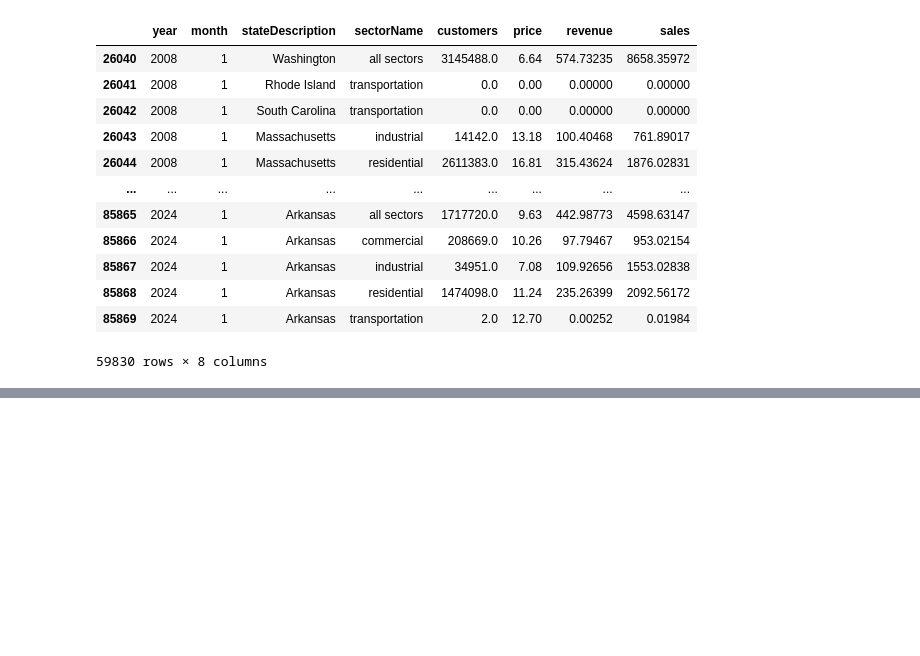
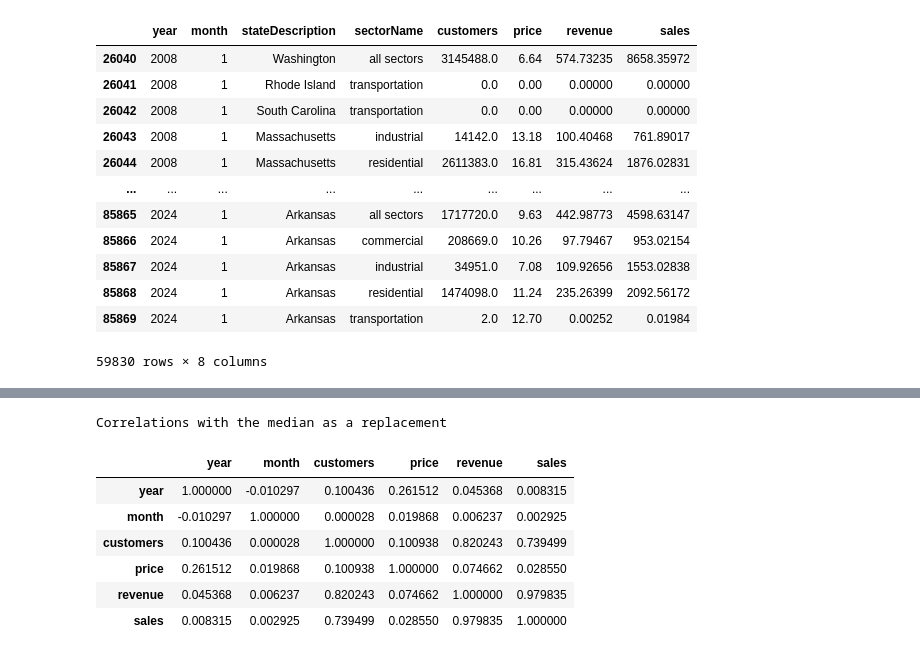
Before and after one commit to pginjupalli/Verizon-BTTAI-ElectricityPriceForecasting, a Jupyter notebook: Verizon_2_Code.ipynb, the cells around one changed output, grey strips where cells are left out. Cells and saved outputs as stored; diff of their text form; code cells hidden in the pictures; blank space fills up the shorter version.

```diff
--- a/Verizon_2_Code.ipynb
+++ b/Verizon_2_Code.ipynb
@@ -79,0 +88,15 @@ dtype: int64
+# %%
+df_with_median = df.copy()
+df_with_median['customers'] = df['customers'].fillna(value = df_with_customers['customers'].median(), inplace = False)
+
+print("Correlations with the median as a replacement")
+df_with_median.select_dtypes(['int64', 'float64']).corr()
+# %% [output]
+Correlations with the median as a replacement
+|  | year | month | customers | price | revenue | sales |
+| year | 1.000000 | -0.010297 | 0.100436 | 0.261512 | 0.045368 | 0.008315 |
+| month | -0.010297 | 1.000000 | 0.000028 | 0.019868 | 0.006237 | 0.002925 |
+| customers | 0.100436 | 0.000028 | 1.000000 | 0.100938 | 0.820243 | 0.739499 |
+| price | 0.261512 | 0.019868 | 0.100938 | 1.000000 | 0.074662 | 0.028550 |
+| revenue | 0.045368 | 0.006237 | 0.820243 | 0.074662 | 1.000000 | 0.979835 |
+| sales | 0.008315 | 0.002925 | 0.739499 | 0.028550 | 0.979835 | 1.000000 |
```
Also changed, not shown: parts of 10 cells of this notebook.
